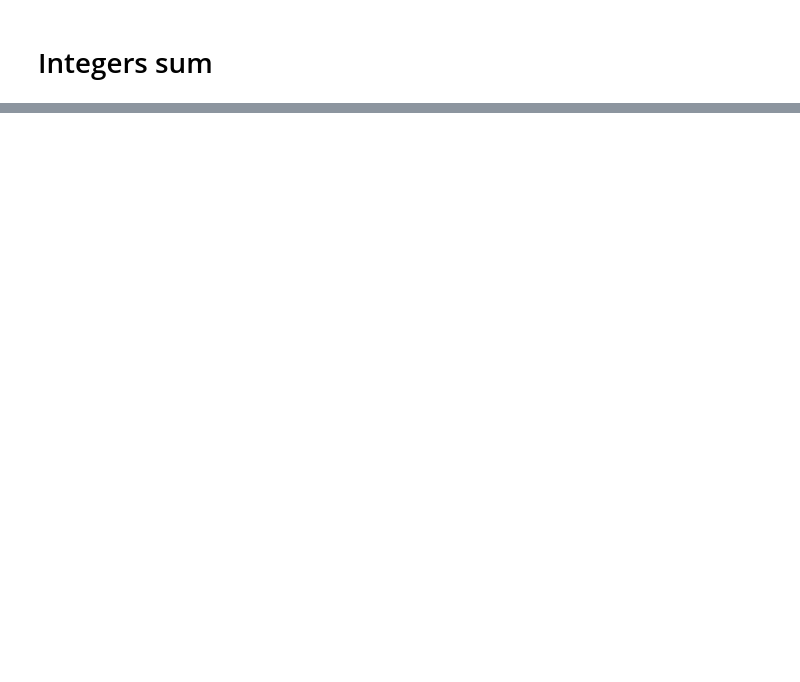
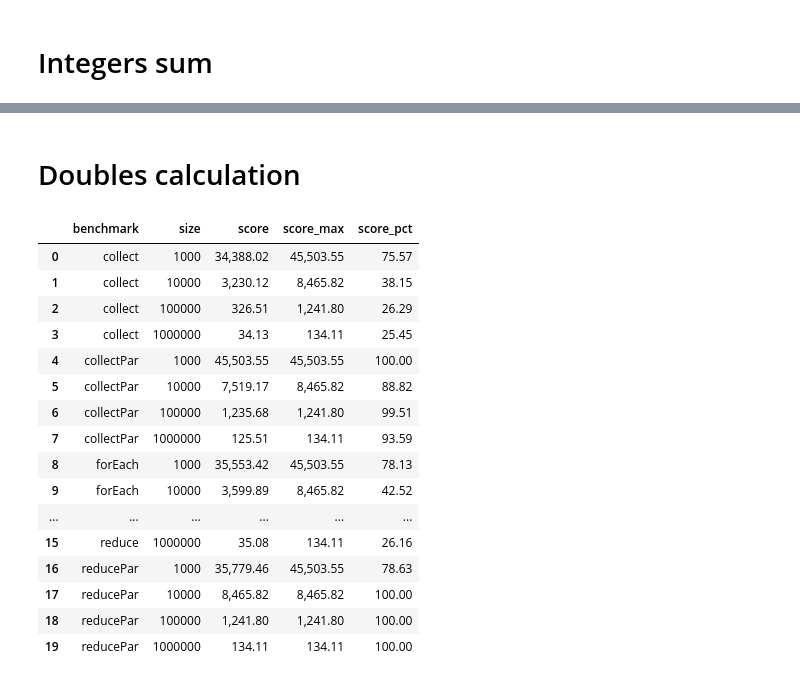
Before and after one commit to daniellas/speed-of-stream, a Jupyter notebook: jupyterlab/visualisation.ipynb, the cells around one changed output, grey strips where cells are left out. Saved outputs shown, nothing was run; the diff lists cells and outputs as text; code cells hidden in the pictures; blank space fills up the shorter version.

```diff
--- a/jupyterlab/visualisation.ipynb
+++ b/jupyterlab/visualisation.ipynb
@@ -54,0 +56,2 @@ chart
+# %% [markdown]
+# Doubles calculation
@@ -54,0 +61,20 @@ chart
+# %%
+scores
+# %% [output]
+|  | benchmark | size | score | score_max | score_pct |
+| 0 | collect | 1000 | 34,388.02 | 45,503.55 | 75.57 |
+| 1 | collect | 10000 | 3,230.12 | 8,465.82 | 38.15 |
+| 2 | collect | 100000 | 326.51 | 1,241.80 | 26.29 |
+| 3 | collect | 1000000 | 34.13 | 134.11 | 25.45 |
+| 4 | collectPar | 1000 | 45,503.55 | 45,503.55 | 100.00 |
+| 5 | collectPar | 10000 | 7,519.17 | 8,465.82 | 88.82 |
+| 6 | collectPar | 100000 | 1,235.68 | 1,241.80 | 99.51 |
+| 7 | collectPar | 1000000 | 125.51 | 134.11 | 93.59 |
+| 8 | forEach | 1000 | 35,553.42 | 45,503.55 | 78.13 |
+| 9 | forEach | 10000 | 3,599.89 | 8,465.82 | 42.52 |
+| ... | ... | ... | ... | ... | ... |
+| 15 | reduce | 1000000 | 35.08 | 134.11 | 26.16 |
+| 16 | reducePar | 1000 | 35,779.46 | 45,503.55 | 78.63 |
+| 17 | reducePar | 10000 | 8,465.82 | 8,465.82 | 100.00 |
+| 18 | reducePar | 100000 | 1,241.80 | 1,241.80 | 100.00 |
+| 19 | reducePar | 1000000 | 134.11 | 134.11 | 100.00 |
```
Also changed, not shown: parts of 12 cells of this notebook, 11 other files.
